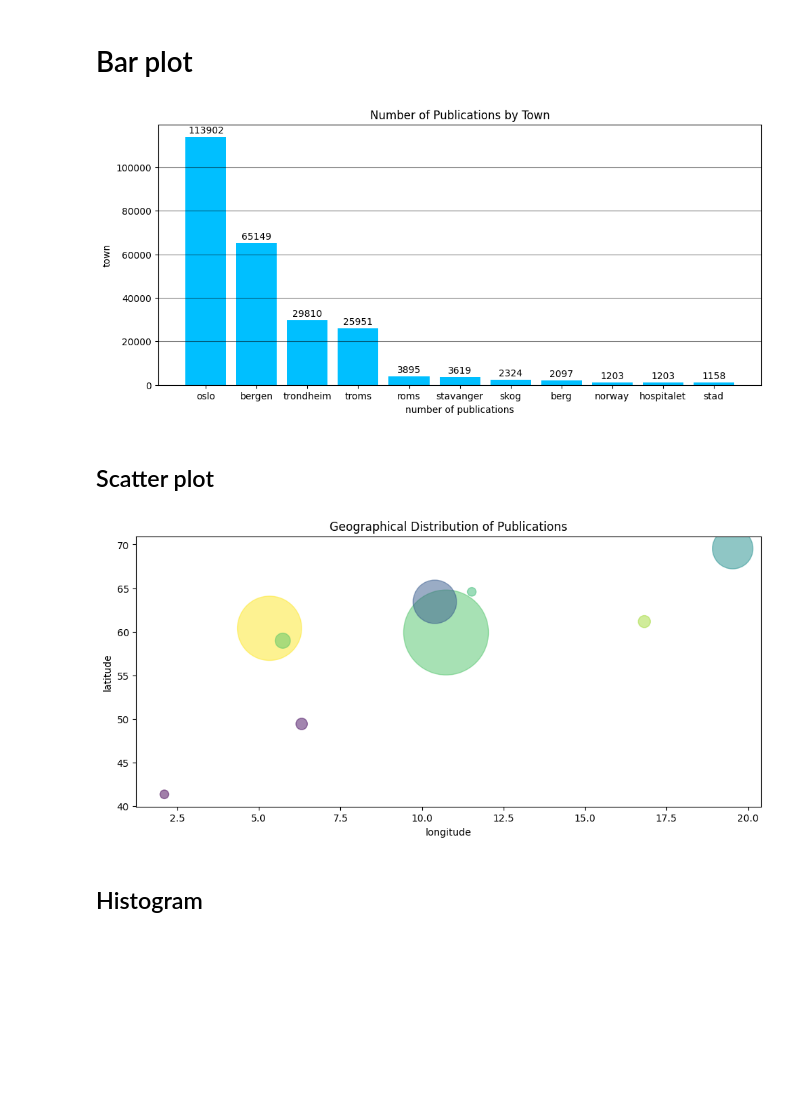
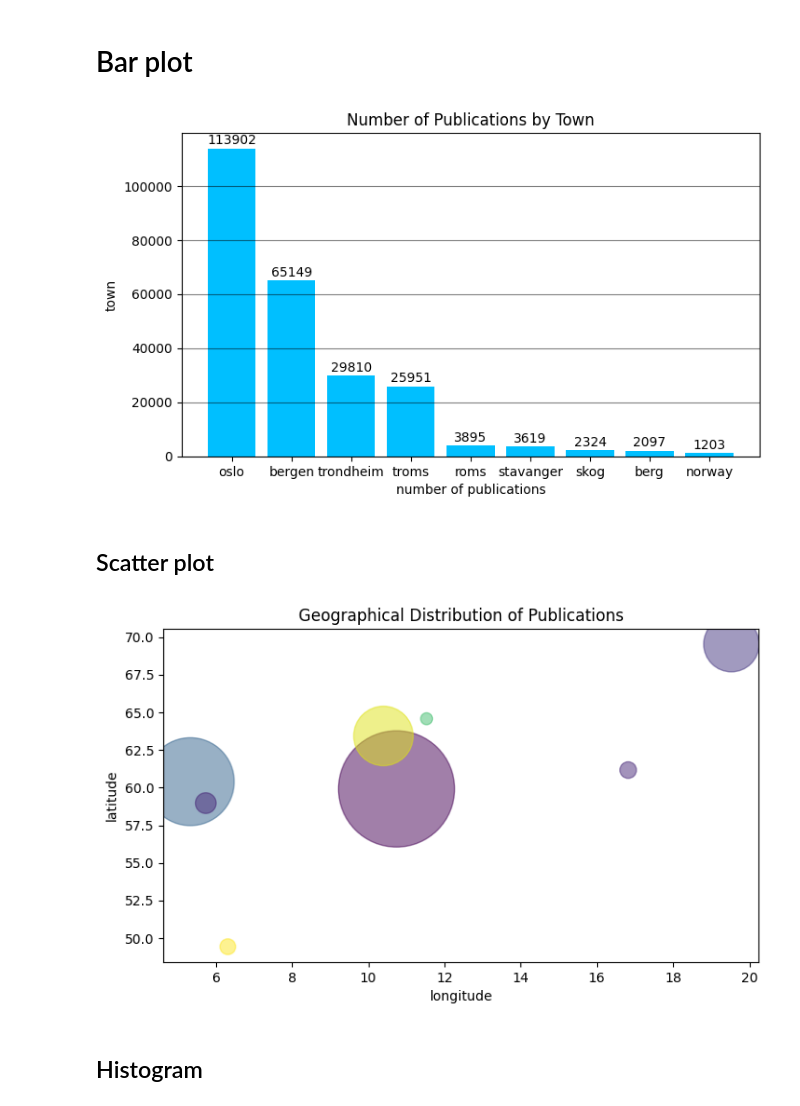
Before and after one commit to Azalurg/Data-Science-and-ML, a Jupyter notebook: matplotlib_project.ipynb, the cells around one changed output. Saved outputs shown, nothing was run; the diff lists cells and outputs as text; code cells hidden in the pictures; blank space fills up the shorter version.

Commit message:
Make plots beauty

```diff
--- a/matplotlib_project.ipynb
+++ b/matplotlib_project.ipynb
@@ -19,35 +19,35 @@ print(len(df))
 # %% [markdown]
 # Bar plot
 # %%
-towns_on_plot = 11
+towns_on_plot = 9
 
 publications_per_town = df['town'].value_counts().reset_index().head(towns_on_plot)
 publications_per_town.columns = ['town', 'publications']
 
 fig, ax = plt.subplots()
 
-fig.set_figheight(5)
-fig.set_figwidth(11.5)
+fig.set_figheight(4.5)
+fig.set_figwidth(8)
 
 ax.set_xlabel("number of publications")
 ax.set_ylabel("town")
 ax.set_title("Number of Publications by Town")
 
 bars = ax.bar(publications_per_town['town'], publications_per_town['publications'], color='deepskyblue')
 
 ax.grid(axis='y', linestyle='-', alpha=0.5, color="black")
 
 for bar in bars:
     height = bar.get_height()
     plt.annotate('{}'.format(height),
       xy=(bar.get_x() + bar.get_width() / 2, height),
-      xytext=(0, 2),
+      xytext=(0, 1),
       textcoords="offset points",
       ha='center', va='bottom')
 
 plt.show()
 # %% [output]
-[figure, old version]
+[figure, new version]
 # %% [markdown]
 ## Scatter plot
 # %%
@@ -58,8 +58,8 @@ colors = np.random.rand(len(publications_per_town))
 
 fig, ax = plt.subplots()
 
-fig.set_figheight(5)
-fig.set_figwidth(11.5)
+fig.set_figheight(4.5)
+fig.set_figwidth(8)
 
 ax.set_xlabel("longitude")
 ax.set_ylabel("latitude")
@@ -68,7 +68,7 @@ ax.set_title("Geographical Distribution of Publications")
 ax.scatter(publications_per_town["lon"], publications_per_town["lat"], s=publications_per_town["publications"] // 15, c=colors, alpha=0.5)
 plt.show()
 # %% [output]
-[figure, old version]
+[figure, new version]
 # %% [markdown]
 ## Histogram
 # %%
```
Also changed, not shown: parts of 1 cell of this notebook.
